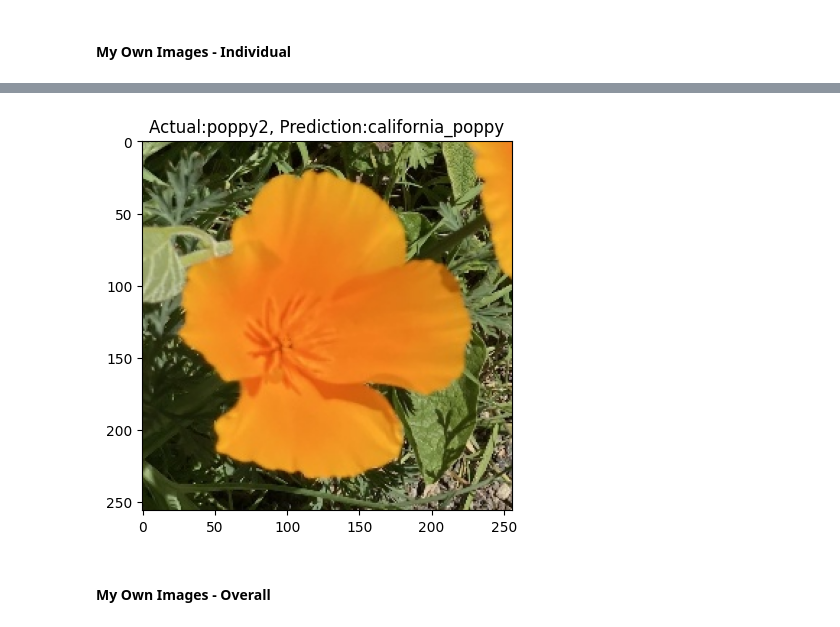
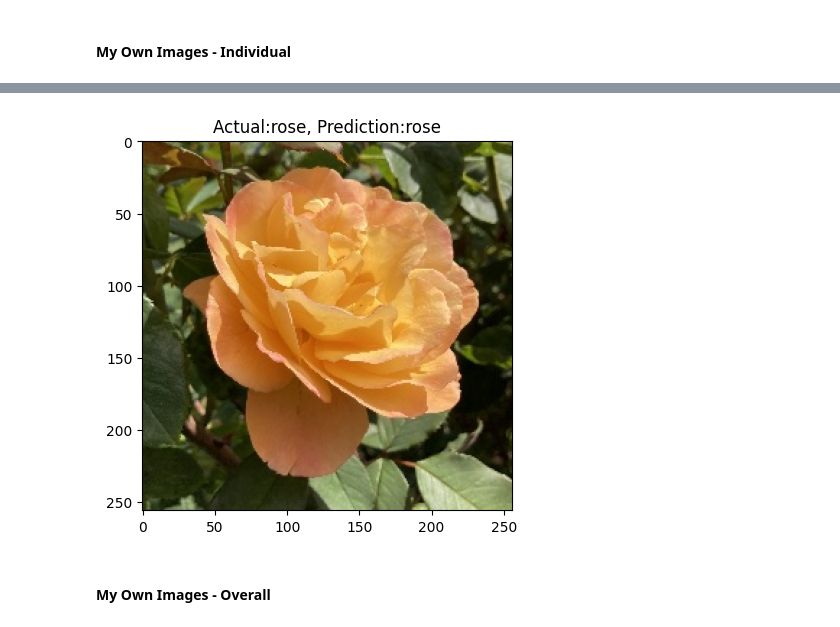
Before and after one commit to CLiang531/flower-classification, a Jupyter notebook: notebooks/flower_classification_exploration.ipynb, the cells around one changed output, grey strips where cells are left out. Drawn from its saved outputs; the diff is of its cells as text; code cells hidden in the pictures.

```diff
--- a/notebooks/flower_classification_exploration.ipynb
+++ b/notebooks/flower_classification_exploration.ipynb
@@ -23,6 +23,7 @@ TRAIN_PATH='../data/Flower_Data/train'
 TEST_PATH='../data/Flower_Data/val'
 INDIV_TEST_PATH='../data/Flower_Data/test/resized'
 OUTPUT_PATH='../model'
+IGNORE='.gitkeep'
 IMG_HEIGHT=256
 IMG_WIDTH=256
 BATCH_SIZE=32
@@ -36,8 +37,9 @@ VAL_SPLIT=0.2
 # %%
 cnt_dict={}
 for i in os.listdir(TRAIN_PATH):
-    path=os.path.join(TRAIN_PATH,i)
-    cnt_dict[i]=len(os.listdir(path))
+    if i != IGNORE:
+        path=os.path.join(TRAIN_PATH,i)
+        cnt_dict[i]=len(os.listdir(path))
 # %%
 sns.barplot(x=list(cnt_dict.keys()),y=list(cnt_dict.values()))
 plt.xticks(rotation=90)
@@ -304,16 +310,18 @@ def pred_individual(model,img,label,class_names):
     plt.imshow(img)
     plt.title(f'Actual:{label}, Prediction:{pred}')
 # %%
+# read and get all photos on path, extracting both image and label into correct format
 def read_photos(path):
     photos=[]
     p_labels=[]
     for img_name in os.listdir(path):
-        img_bgr=cv2.imread(INDIV_TEST_PATH+'/'+img_name)
-        img_rgb=cv2.cvtColor(img_bgr, cv2.COLOR_BGR2RGB)
-        label=img_name.split('.')[0]
-        label=''.join([i for i in label if not i.isdigit()])
-        p_labels.append(label)
-        photos.append(img_rgb)
+        if img_name != IGNORE:
+            img_bgr=cv2.imread(INDIV_TEST_PATH+'/'+img_name)
+            img_rgb=cv2.cvtColor(img_bgr, cv2.COLOR_BGR2RGB)
+            label=img_name.split('.')[0]
+            label=''.join([i for i in label if not i.isdigit()])
+            p_labels.append(label)
+            photos.append(img_rgb)
     return np.array(photos),np.array(p_labels)
 # %%
 photos,p_labels=read_photos(INDIV_TEST_PATH)
@@ -606,6 +622,5 @@ Found 98 files belonging to 14 classes.
 # %%
-save_name='flower_classification_model_data_aug_v2'
-model=tf.keras.models.load_model(OUTPUT_PATH+'/'+save_name+'.keras')
-test_img=photos[5]
-pred_individual(model,test_img[1],test_img[0],class_names)
+len_photos=len(photos)
+i=np.random.choice(len_photos)
+pred_individual(model,photos[i],p_labels[i],class_names)
 # %% [output]
@@ -613,4 +628,4 @@ pred_individual(model,test_img[1],test_img[0],class_names)
-[figure, old version]
+[figure, new version]
 # %% [markdown]
 #### My Own Images - Overall
 # %%
```
Also changed, not shown: parts of 58 cells of this notebook, 3 other files.
